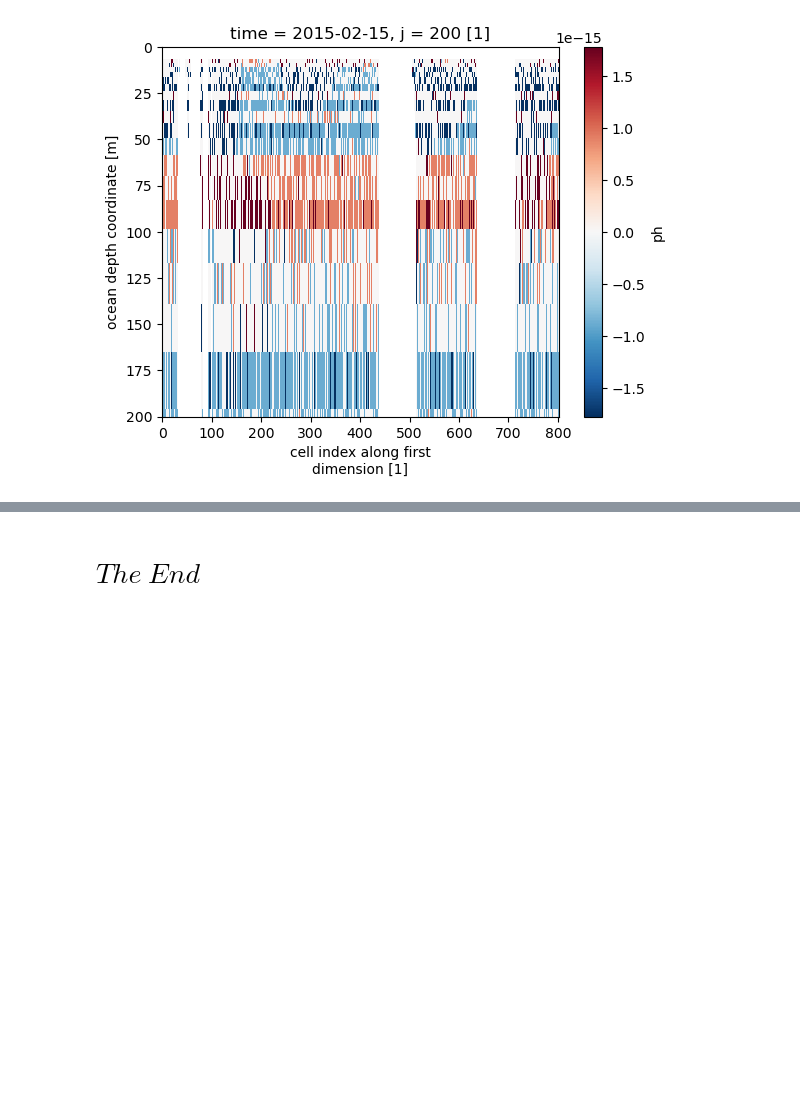
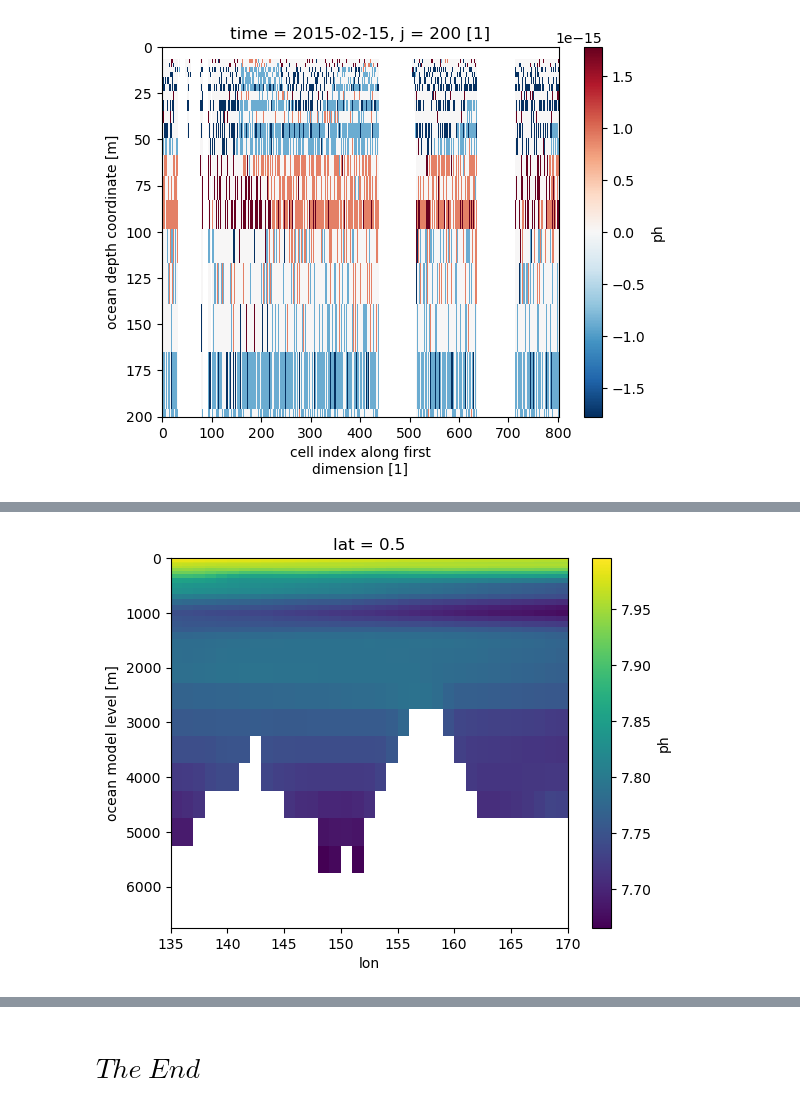
Before and after one commit to shared-climate-data-problems/CMIP-data-problems, a Jupyter notebook: notebooks/CMIP6_PH_sandbox.ipynb, the cells around one changed output, grey strips where cells are left out. Drawn from its saved outputs; the diff is of its cells as text; code cells hidden in the pictures; blank space fills up the shorter version.

```diff
--- a/notebooks/CMIP6_PH_sandbox.ipynb
+++ b/notebooks/CMIP6_PH_sandbox.ipynb
@@ -267,0 +320,7 @@ plt.show()
+# %%
+#OceanSODA grid to regrid all models and CMCC model used to interpolate onto for ocean level data
+#new grid for regridding to OceanSODA
+newgrid = xr.open_mfdataset('/g/data/dk7/rg9861/OA/OceanSODA_ETHZ-v2023.OCADS.01_1982-2022.nc')
+#new lev for interpolating to CMCC model levels
+cmcclev = xr.open_mfdataset(f'/g/data/oi10/replicas/CMIP6/ScenarioMIP/CMCC/CMCC-ESM2/ssp126/r1i1p1f1/Omon/ph/gn/v20210126/ph_Omon_CMCC-ESM2_ssp126_r1i1p1f1_gn_201501-203412.nc',use_cftime=True)
+newlev = cmcclev.lev
@@ -267,0 +370,4 @@ plt.show()
+# %%
+#open a GCM dataset
+ph = xr.open_mfdataset(f'/g/data/oi10/replicas/CMIP6/ScenarioMIP/NOAA-GFDL/GFDL-ESM4/ssp126/r1i1p1f1/Omon/ph/gr/v20180701/ph_Omon_GFDL-ESM4_ssp126_r1i1p1f1_gr_*.nc',use_cftime=True,decode_cf=True).sel(time=slice("2020-01-01","2099-12-31"))
+ph
@@ -267,0 +448,4 @@ plt.show()
+# %%
+#run the regridder code for OceanSODA
+regridder = xe.Regridder(ph, newgrid, "bilinear",periodic=True,ignore_degenerate=True)
+temp = regridder(ph,keep_attrs=True,skipna=True,na_thres=.5)
@@ -267,0 +502,6 @@ plt.show()
+# %%
+#cut to desired lat/lons
+mylon = temp.lon[:]
+mylat = temp.lat[:]
+temp = temp.assign_coords(lat=list(mylat.values)).assign_coords(lon=list(mylon.values))
+temp_sub = temp.sel(lon=slice(minlon,maxlon),lat=slice(minlat,maxlat))
@@ -267,0 +546,9 @@ plt.show()
+# %%
+temp_sub.ph.mean('time').sel({'lat':0},method='nearest').plot()
+# Invert the y-axis
+plt.gca().invert_yaxis()
+
+# Show the plot
+plt.show()
+# %% [output]
+[figure, added]
```
Also changed, not shown: parts of 21 cells of this notebook.
